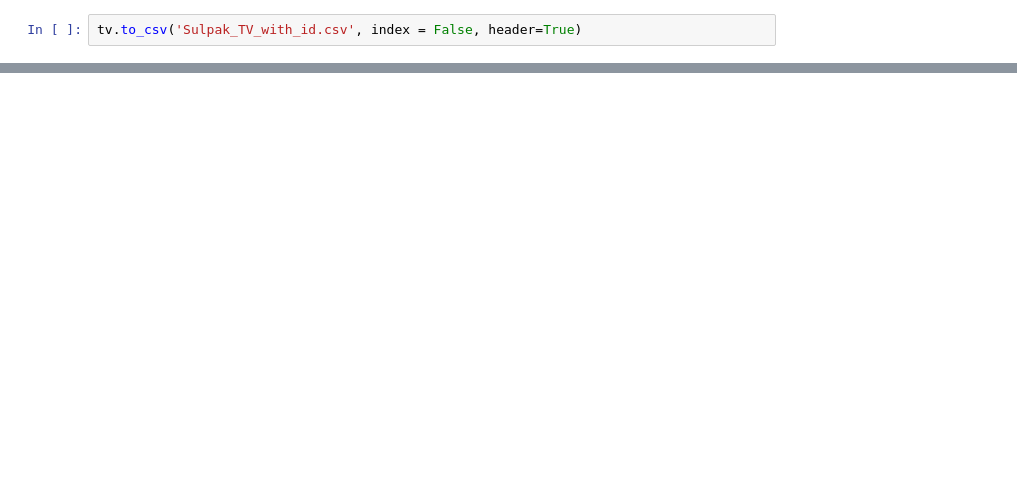
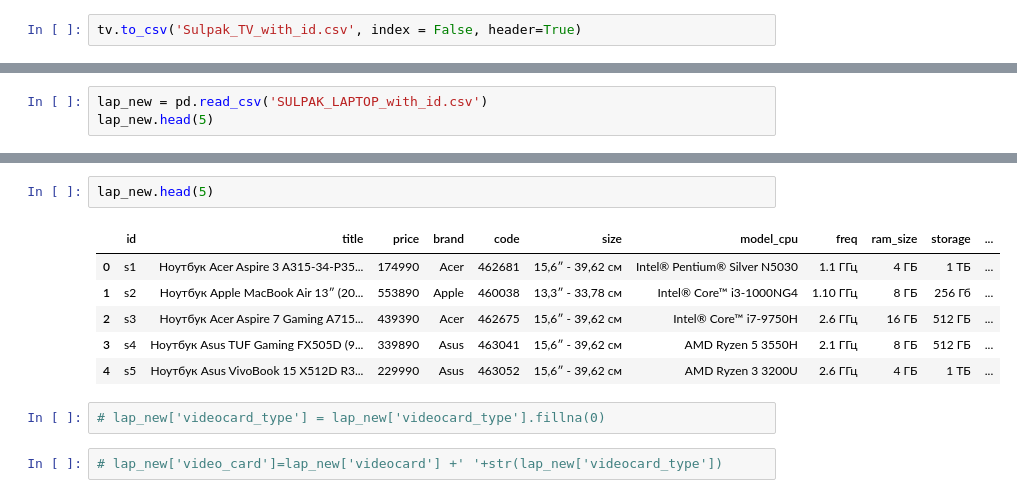
Before and after one commit to yelnarMurat/AdvandedProgramming, a Jupyter notebook: Data_Transform.ipynb, the cells around one changed output, grey strips where cells are left out. Cells and saved outputs as stored; diff of their text form; blank space fills up the shorter version.

```diff
--- a/Data_Transform.ipynb
+++ b/Data_Transform.ipynb
@@ -303,0 +306,3 @@ tv.to_csv('Sulpak_TV_with_id.csv', index = False, header=True)
+# %%
+lap_new = pd.read_csv('SULPAK_LAPTOP_with_id.csv')
+lap_new.head(5)
@@ -303,0 +323,13 @@ tv.to_csv('Sulpak_TV_with_id.csv', index = False, header=True)
+# %%
+lap_new.head(5)
+# %% [output]
+|  | id | title | price | brand | code | size | model_cpu | freq | ram_size | storage | ... |
+| 0 | s1 | Ноутбук Acer Aspire 3 A315-34-P35... | 174990 | Acer | 462681 | 15,6″ - 39,62 см | Intel® Pentium® Silver N5030 | 1.1 ГГц | 4 ГБ | 1 ТБ | ... |
+| 1 | s2 | Ноутбук Apple MacBook Air 13″ (20... | 553890 | Apple | 460038 | 13,3″ - 33,78 см | Intel® Core™ i3-1000NG4 | 1.10 ГГц | 8 ГБ | 256 Гб | ... |
+| 2 | s3 | Ноутбук Acer Aspire 7 Gaming A715... | 439390 | Acer | 462675 | 15,6″ - 39,62 см | Intel® Core™ i7-9750H | 2.6 ГГц | 16 ГБ | 512 ГБ | ... |
+| 3 | s4 | Ноутбук Asus TUF Gaming FX505D (9... | 339890 | Asus | 463041 | 15,6″ - 39,62 см | AMD Ryzen 5 3550H | 2.1 ГГц | 8 ГБ | 512 ГБ | ... |
+| 4 | s5 | Ноутбук Asus VivoBook 15 X512D R3... | 229990 | Asus | 463052 | 15,6″ - 39,62 см | AMD Ryzen 3 3200U | 2.6 ГГц | 4 ГБ | 1 ТБ | ... |
+# %%
+# lap_new['videocard_type'] = lap_new['videocard_type'].fillna(0)
+# %%
+# lap_new['video_card']=lap_new['videocard'] +' '+str(lap_new['videocard_type'])
```
Also changed, not shown: parts of 26 cells of this notebook.
